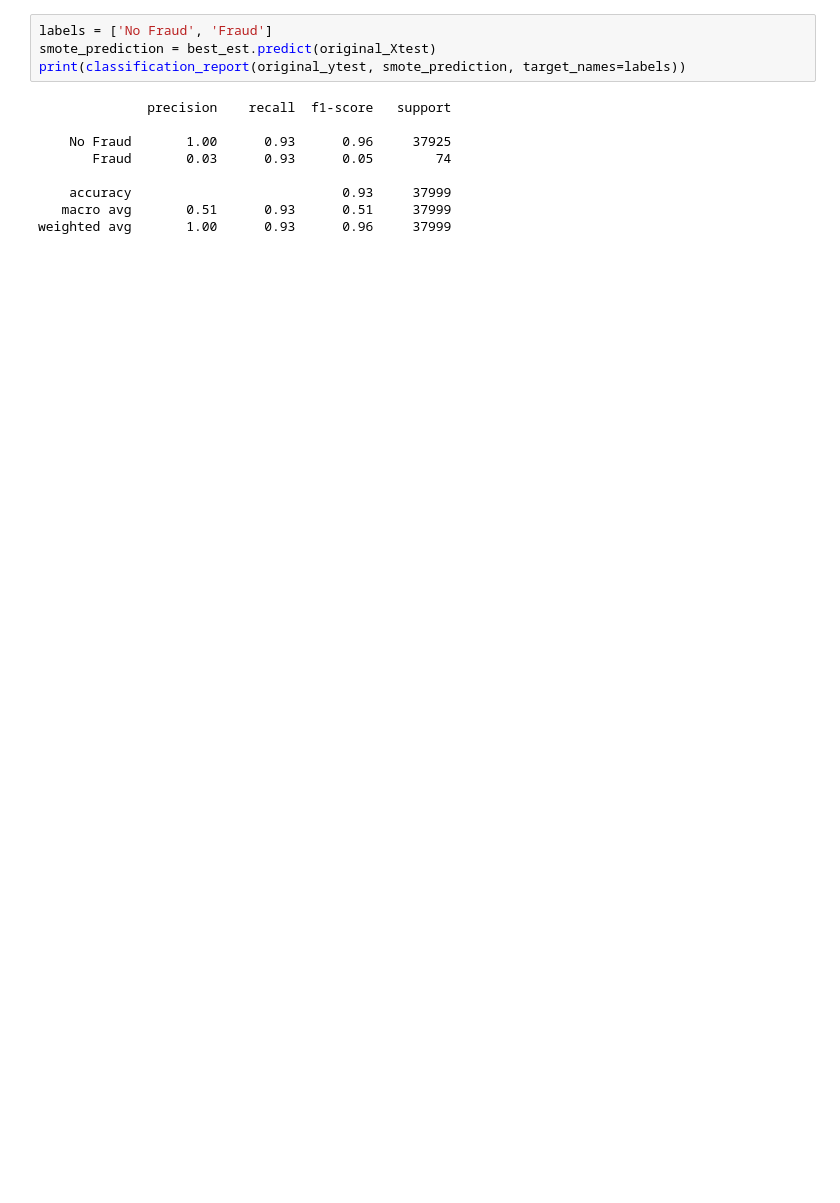
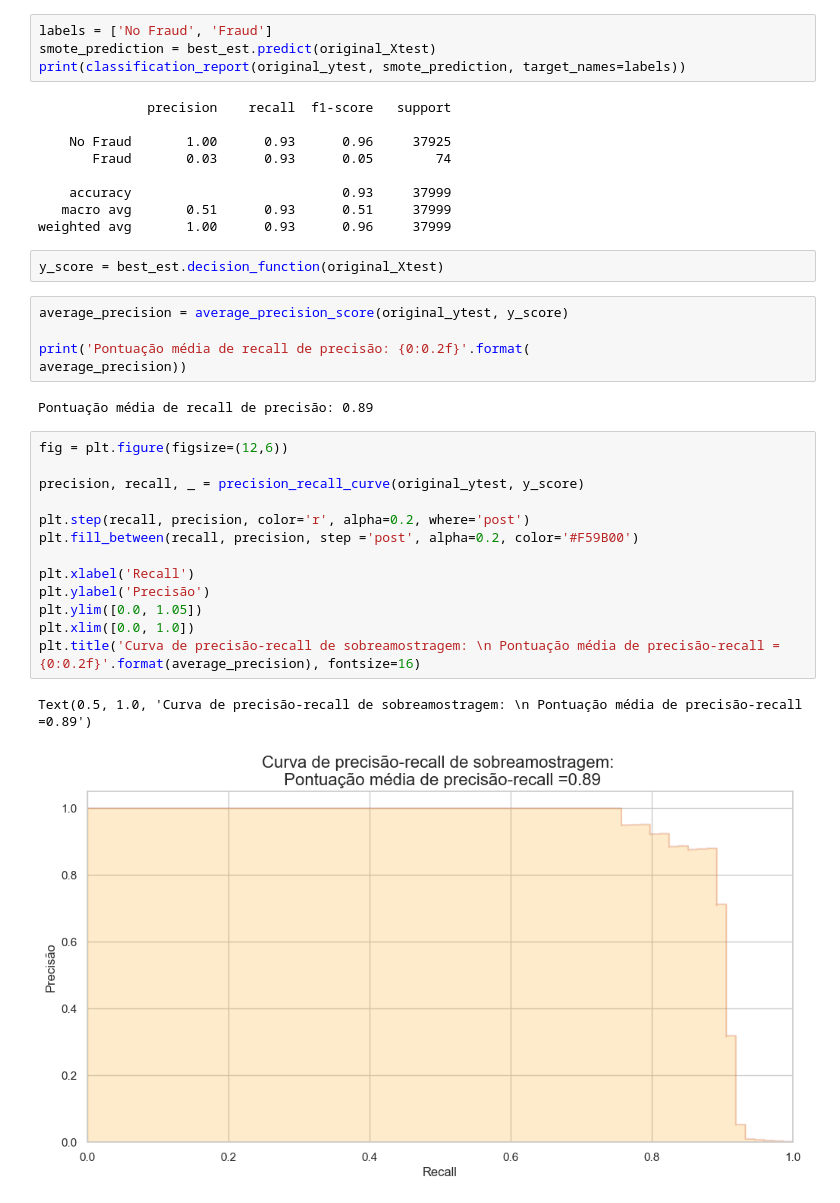
Before and after one commit to HenryCarvalho/Intelligent-Credit-Fraud-Detection-Model, a Jupyter notebook: notebooks/fraude_de_credito.ipynb, the cells around one changed output. Cells and saved outputs as stored; diff of their text form; blank space fills up the shorter version.

```diff
--- a/notebooks/fraude_de_credito.ipynb
+++ b/notebooks/fraude_de_credito.ipynb
@@ -1376,3 +1376,28 @@ print(classification_report(original_ytest, smote_prediction, target_names=label
     accuracy                           0.93     37999
    macro avg       0.51      0.93      0.51     37999
 weighted avg       1.00      0.93      0.96     37999
+# %%
+y_score = best_est.decision_function(original_Xtest)
+# %%
+average_precision = average_precision_score(original_ytest, y_score)
+
+print('Pontuação média de recall de precisão: {0:0.2f}'.format(
+average_precision))
+# %% [output]
+Pontuação média de recall de precisão: 0.89
+# %%
+fig = plt.figure(figsize=(12,6))
+
+precision, recall, _ = precision_recall_curve(original_ytest, y_score)
+
+plt.step(recall, precision, color='r', alpha=0.2, where='post')
+plt.fill_between(recall, precision, step ='post', alpha=0.2, color='#F59B00')
+
+plt.xlabel('Recall')
+plt.ylabel('Precisão')
+plt.ylim([0.0, 1.05])
+plt.xlim([0.0, 1.0])
+plt.title('Curva de precisão-recall de sobreamostragem: \n Pontuação média de precisão-recall ={0:0.2f}'.format(average_precision), fontsize=16)
+# %% [output]
+Text(0.5, 1.0, 'Curva de precisão-recall de sobreamostragem: \n Pontuação média de precisão-recall =0.89')
+[figure, added]
```
Also changed, not shown: parts of 47 cells of this notebook, 1 other file.
